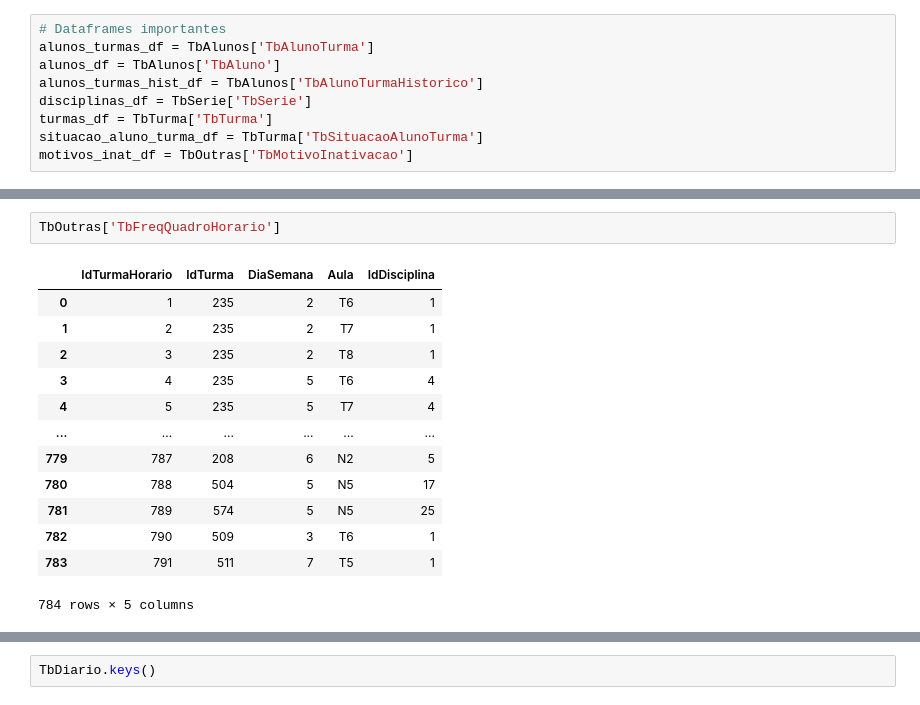
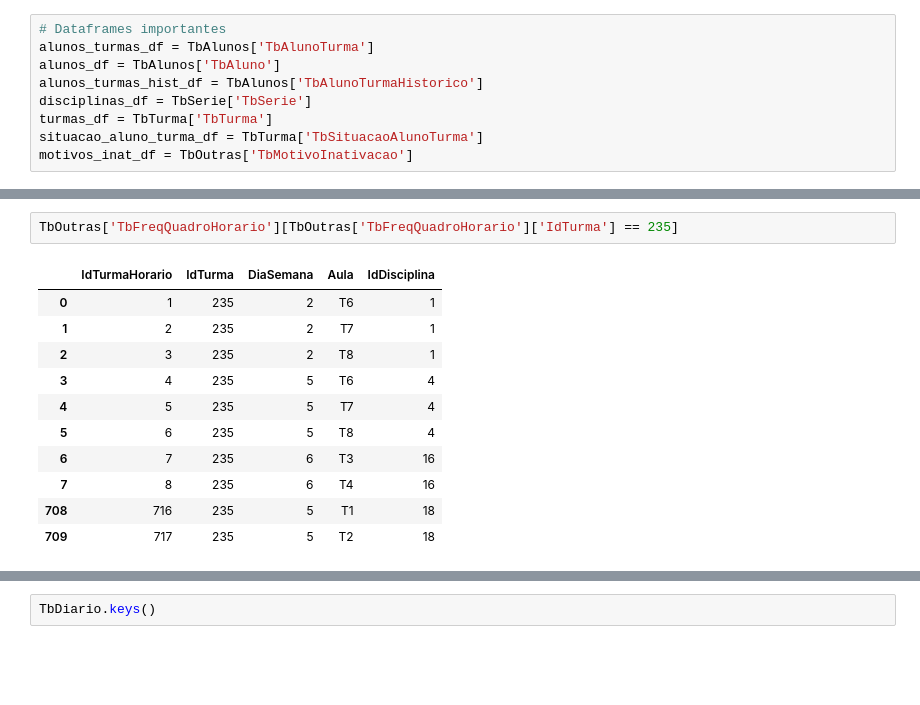
Before and after one commit to johnnathan862/pos-tech-datathon, a Jupyter notebook: creating_features.ipynb, the cells around one changed output, grey strips where cells are left out. Cells and saved outputs as stored; diff of their text form; blank space fills up the shorter version.

```diff
--- a/creating_features.ipynb
+++ b/creating_features.ipynb
@@ -291,16 +253,14 @@ alunos_turmas_hist_df[alunos_turmas_hist_df['IdAluno'] == 3].sort_values(by=['Id
 # %%
-TbOutras['TbFreqQuadroHorario']
+TbOutras['TbFreqQuadroHorario'][TbOutras['TbFreqQuadroHorario']['IdTurma'] == 235]
 # %% [output]
 |  | IdTurmaHorario | IdTurma | DiaSemana | Aula | IdDisciplina |
 | 0 | 1 | 235 | 2 | T6 | 1 |
 | 1 | 2 | 235 | 2 | T7 | 1 |
 | 2 | 3 | 235 | 2 | T8 | 1 |
 | 3 | 4 | 235 | 5 | T6 | 4 |
 | 4 | 5 | 235 | 5 | T7 | 4 |
-| ... | ... | ... | ... | ... | ... |
-| 779 | 787 | 208 | 6 | N2 | 5 |
-| 780 | 788 | 504 | 5 | N5 | 17 |
-| 781 | 789 | 574 | 5 | N5 | 25 |
-| 782 | 790 | 509 | 3 | T6 | 1 |
-| 783 | 791 | 511 | 7 | T5 | 1 |
+| 5 | 6 | 235 | 5 | T8 | 4 |
+| 6 | 7 | 235 | 6 | T3 | 16 |
+| 7 | 8 | 235 | 6 | T4 | 16 |
+| 708 | 716 | 235 | 5 | T1 | 18 |
+| 709 | 717 | 235 | 5 | T2 | 18 |
-784 rows × 5 columns
```
Also changed, not shown: parts of 21 cells of this notebook.
